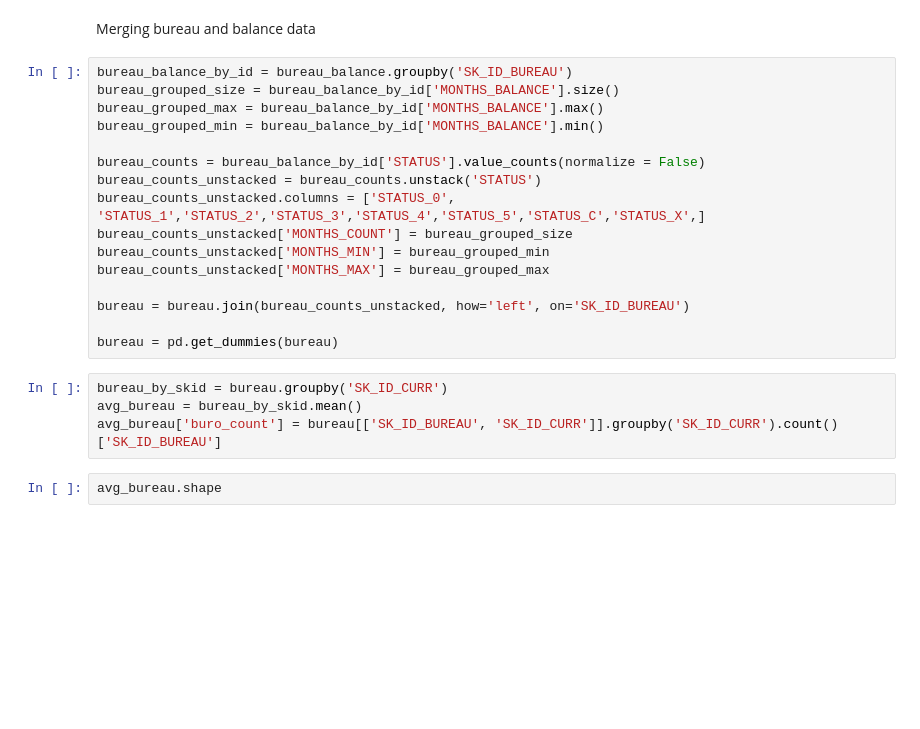
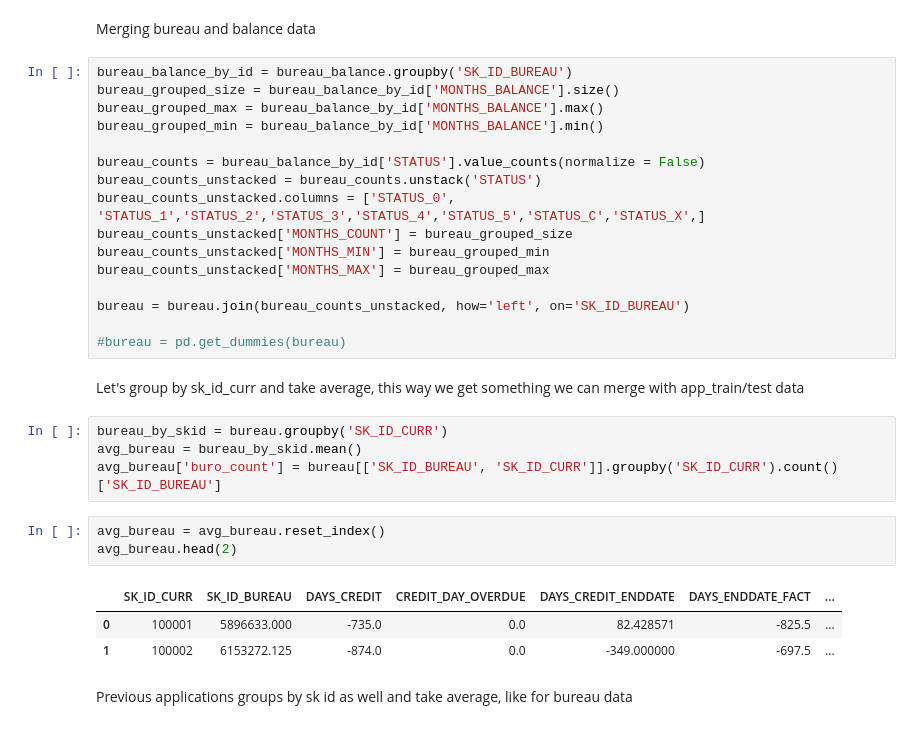
Before and after one commit to astelmashenko/ndml_capstone, a Jupyter notebook: Data_Merging.ipynb, the cells around one changed output. Saved outputs shown, nothing was run; the diff lists cells and outputs as text; blank space fills up the shorter version.

Commit message:
implemented merging all files into single data file

```diff
--- a/Data_Merging.ipynb
+++ b/Data_Merging.ipynb
@@ -52,10 +62,19 @@ bureau_counts_unstacked['MONTHS_MAX'] = bureau_grouped_max
 
 bureau = bureau.join(bureau_counts_unstacked, how='left', on='SK_ID_BUREAU')
 
-bureau = pd.get_dummies(bureau)
+#bureau = pd.get_dummies(bureau)
+# %% [markdown]
+Let's group by sk_id_curr and take average, this way we get something we can merge with app_train/test data
 # %%
 bureau_by_skid = bureau.groupby('SK_ID_CURR')
 avg_bureau = bureau_by_skid.mean()
 avg_bureau['buro_count'] = bureau[['SK_ID_BUREAU', 'SK_ID_CURR']].groupby('SK_ID_CURR').count()['SK_ID_BUREAU']
-# %%
-avg_bureau.shape
+# %%
+avg_bureau = avg_bureau.reset_index()
+avg_bureau.head(2)
+# %% [output]
+|  | SK_ID_CURR | SK_ID_BUREAU | DAYS_CREDIT | CREDIT_DAY_OVERDUE | DAYS_CREDIT_ENDDATE | DAYS_ENDDATE_FACT | ... |
+| 0 | 100001 | 5896633.000 | -735.0 | 0.0 | 82.428571 | -825.5 | ... |
+| 1 | 100002 | 6153272.125 | -874.0 | 0.0 | -349.000000 | -697.5 | ... |
+# %% [markdown]
+Previous applications groups by sk id as well and take average, like for bureau data
```
Also changed, not shown: parts of 45 cells of this notebook.
